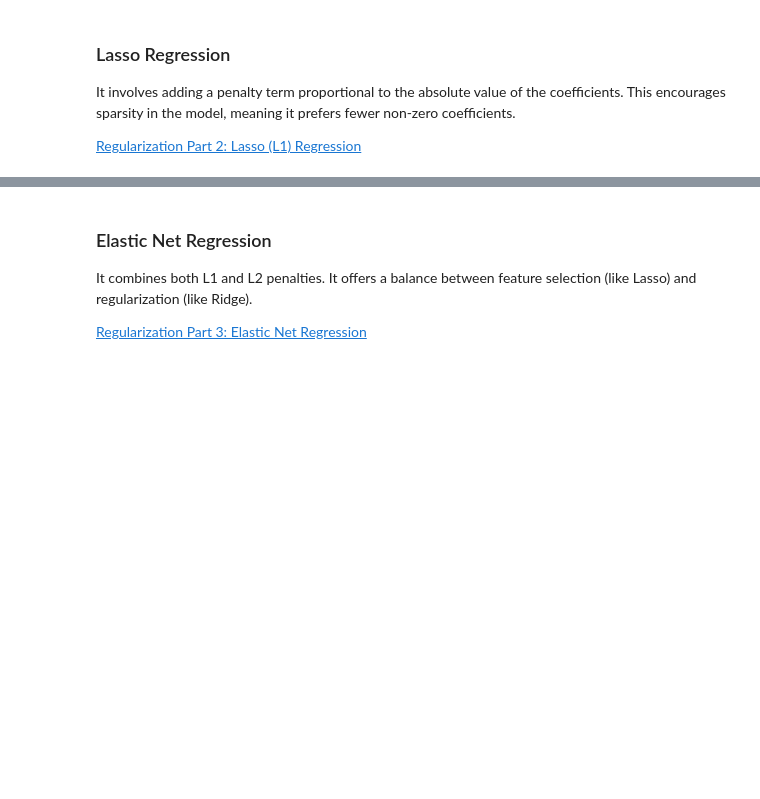
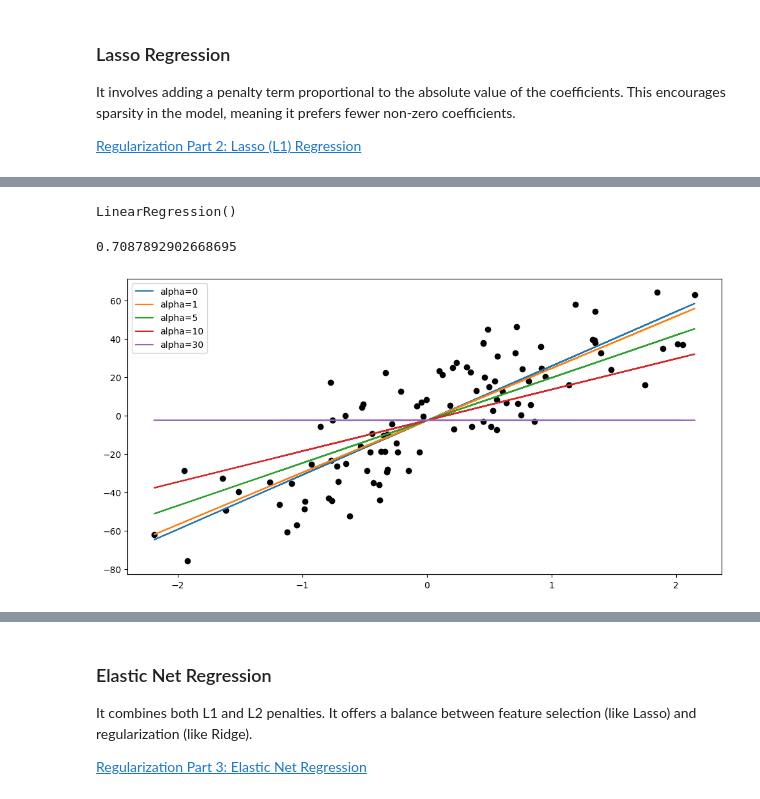
Before and after one commit to daaanishhh002/MachineLearning, a Jupyter notebook: Machine Learning Algorithms/Regularisation/Regularisation.ipynb, the cells around one changed output, grey strips where cells are left out. Saved outputs shown, nothing was run; the diff lists cells and outputs as text; code cells hidden in the pictures; blank space fills up the shorter version.

```diff
--- a/Machine Learning Algorithms/Regularisation/Regularisation.ipynb
+++ b/Machine Learning Algorithms/Regularisation/Regularisation.ipynb
@@ -195,0 +209,28 @@ It involves adding a penalty term proportional to the absolute value of the coef
+# %%
+from sklearn.linear_model import LinearRegression
+lr = LinearRegression()
+
+lr.fit(X_train,y_train)
+# %% [output]
+LinearRegression()
+# %%
+from sklearn.linear_model import Lasso
+L = Lasso()
+L.fit(X_train,y_train)
+
+L.score(X_test,y_test)
+# %% [output]
+0.7087892902668695
+# %%
+alphas = [0,1,5,10,30]
+plt.figure(figsize=(12,6))
+plt.scatter(X,y,c='k')
+for i in alphas:
+    L = Lasso(alpha=i)
+    L.fit(X_train,y_train)
+    plt.plot(X_test,L.predict(X_test),label='alpha={}'.format(i))
+
+plt.legend()
+plt.show()
+# %% [output]
+[figure, added]
```
Also changed, not shown: parts of 12 cells of this notebook.
